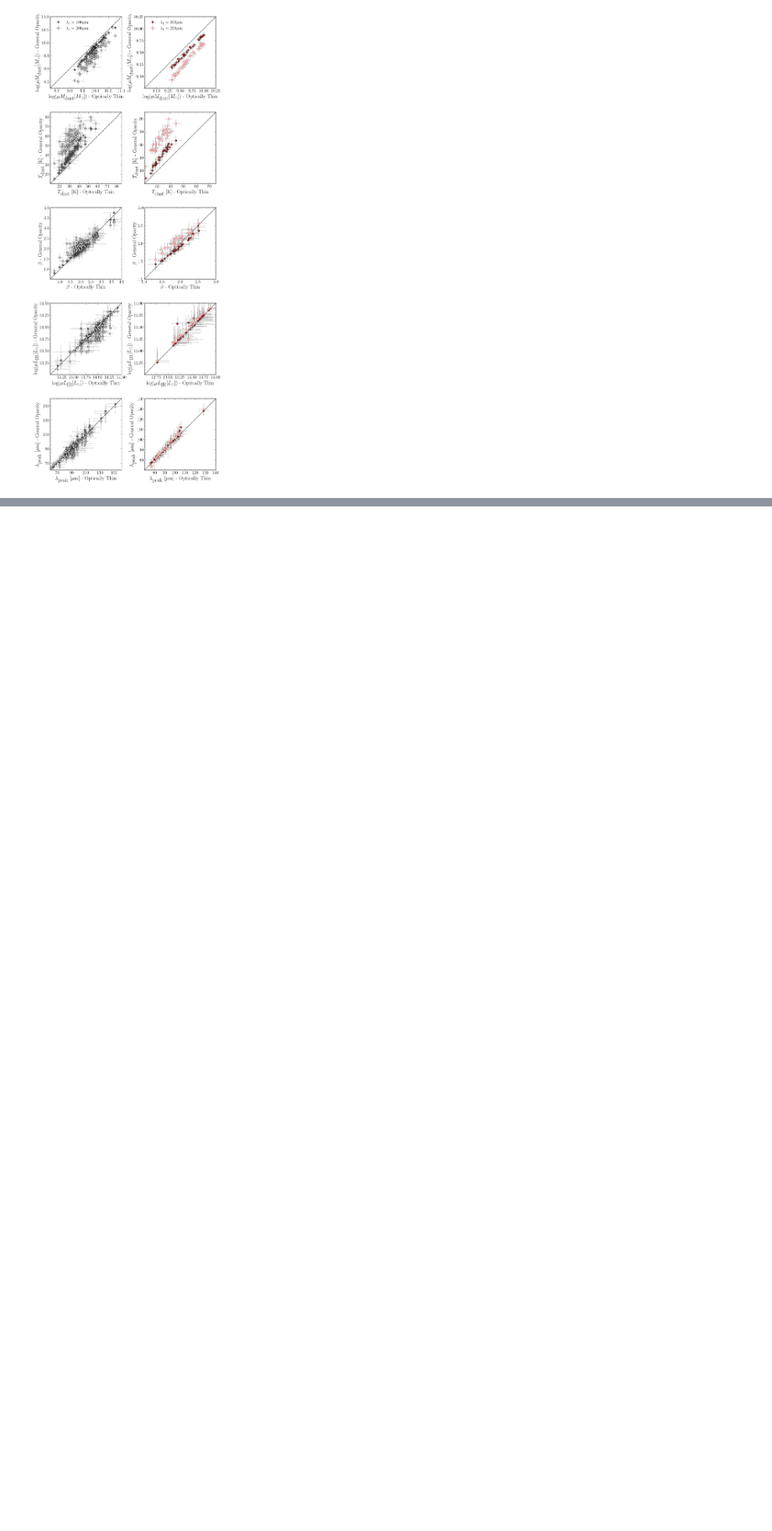
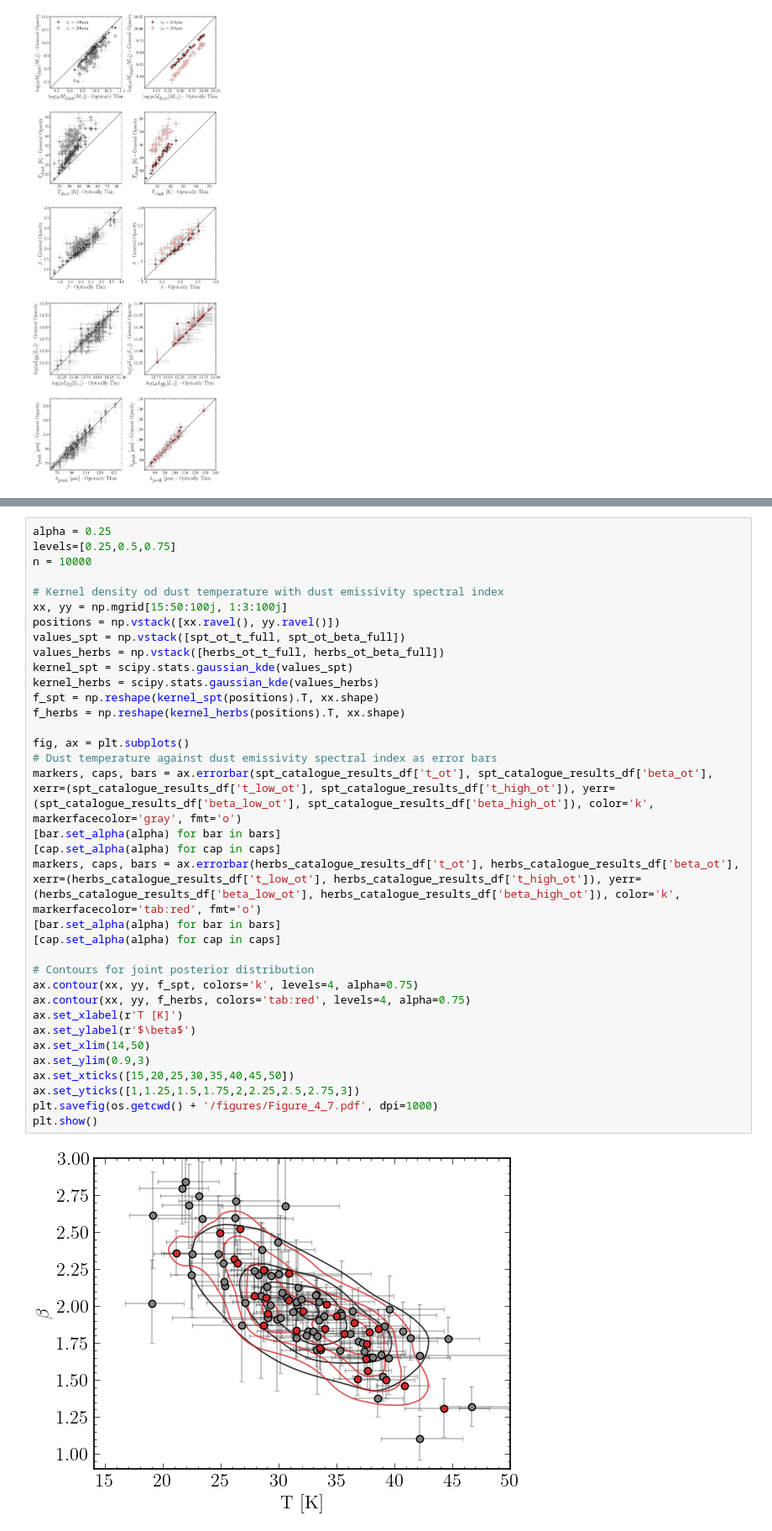
Before and after one commit to BradleyAWard/Thesis-Chapter-4-Beta-Evolution, a Jupyter notebook: analysis.ipynb, the cells around one changed output, grey strips where cells are left out. Shown at 84% size. Cells and saved outputs as stored; diff of their text form; blank space fills up the shorter version.

```diff
--- a/analysis.ipynb
+++ b/analysis.ipynb
@@ -562,3 +562,40 @@ The 16th - 50th - 84th percentiles in the difference between T using OT and 100u
 The 16th - 50th - 84th percentiles in the difference between T using OT and 200um models (SPT+HerBS): 18.49 - 22.54 - 27.95
 The 16th - 50th - 84th percentiles in the difference between logmum using OT and 100um models (SPT+HerBS): 0.11 - 0.14 - 0.18
 The 16th - 50th - 84th percentiles in the difference between logmum using OT and 200um models (SPT+HerBS): 0.31 - 0.37 - 0.52
+# %%
+alpha = 0.25
+levels=[0.25,0.5,0.75]
+n = 10000
+
+# Kernel density od dust temperature with dust emissivity spectral index
+xx, yy = np.mgrid[15:50:100j, 1:3:100j]
+positions = np.vstack([xx.ravel(), yy.ravel()])
+values_spt = np.vstack([spt_ot_t_full, spt_ot_beta_full])
+values_herbs = np.vstack([herbs_ot_t_full, herbs_ot_beta_full])
+kernel_spt = scipy.stats.gaussian_kde(values_spt)
+kernel_herbs = scipy.stats.gaussian_kde(values_herbs)
+f_spt = np.reshape(kernel_spt(positions).T, xx.shape)
+f_herbs = np.reshape(kernel_herbs(positions).T, xx.shape)
+
+fig, ax = plt.subplots()
+# Dust temperature against dust emissivity spectral index as error bars
+markers, caps, bars = ax.errorbar(spt_catalogue_results_df['t_ot'], spt_catalogue_results_df['beta_ot'], xerr=(spt_catalogue_results_df['t_low_ot'], spt_catalogue_results_df['t_high_ot']), yerr=(spt_catalogue_results_df['beta_low_ot'], spt_catalogue_results_df['beta_high_ot']), color='k', markerfacecolor='gray', fmt='o')
+[bar.set_alpha(alpha) for bar in bars]
+[cap.set_alpha(alpha) for cap in caps]
+markers, caps, bars = ax.errorbar(herbs_catalogue_results_df['t_ot'], herbs_catalogue_results_df['beta_ot'], xerr=(herbs_catalogue_results_df['t_low_ot'], herbs_catalogue_results_df['t_high_ot']), yerr=(herbs_catalogue_results_df['beta_low_ot'], herbs_catalogue_results_df['beta_high_ot']), color='k', markerfacecolor='tab:red', fmt='o')
+[bar.set_alpha(alpha) for bar in bars]
+[cap.set_alpha(alpha) for cap in caps]
+
+# Contours for joint posterior distribution
+ax.contour(xx, yy, f_spt, colors='k', levels=4, alpha=0.75)
+ax.contour(xx, yy, f_herbs, colors='tab:red', levels=4, alpha=0.75)
+ax.set_xlabel(r'T [K]')
+ax.set_ylabel(r'$\beta$')
+ax.set_xlim(14,50)
+ax.set_ylim(0.9,3)
+ax.set_xticks([15,20,25,30,35,40,45,50])
+ax.set_yticks([1,1.25,1.5,1.75,2,2.25,2.5,2.75,3])
+plt.savefig(os.getcwd() + '/figures/Figure_4_7.pdf', dpi=1000)
+plt.show()
+# %% [output]
+[figure, added]
```
Also changed, not shown: parts of 23 cells of this notebook, 18 other files.
